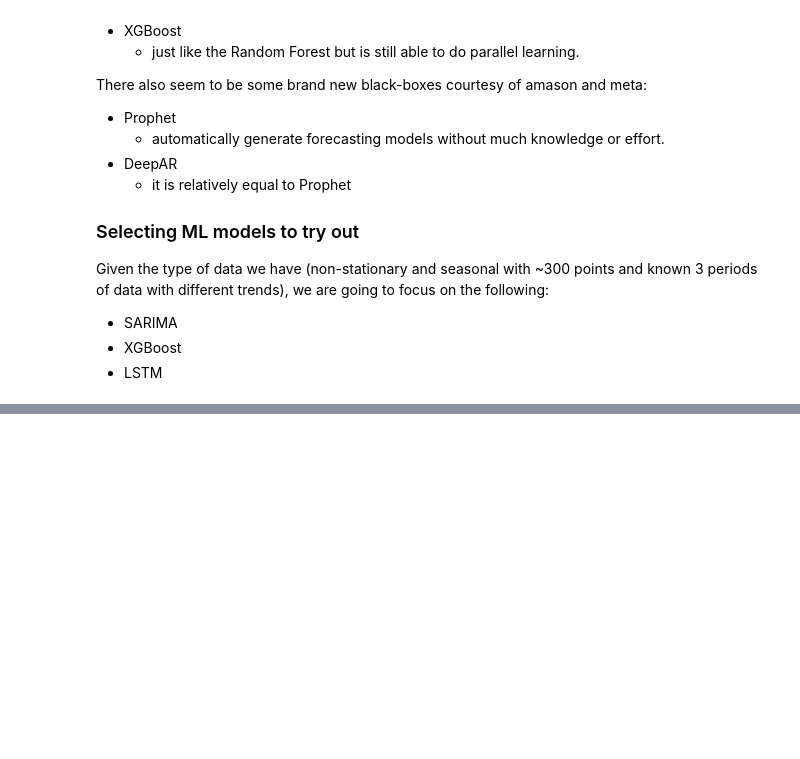
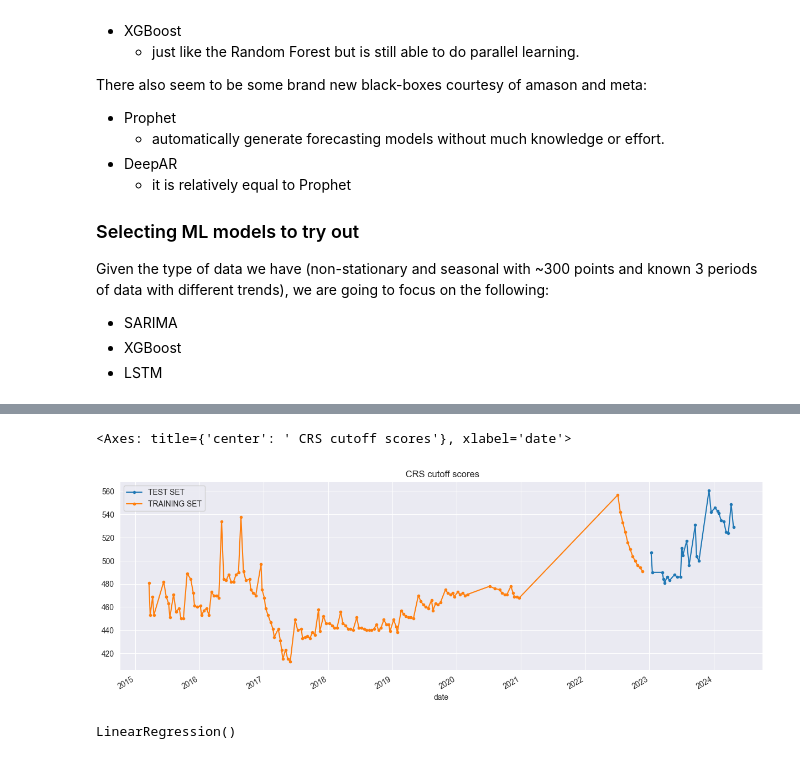
Before and after one commit to anicolas91/CRScanada_MLOps, a Jupyter notebook: CRScanada_modelDevelopment.ipynb, the cells around one changed output, grey strips where cells are left out. Saved outputs shown, nothing was run; the diff lists cells and outputs as text; code cells hidden in the pictures; blank space fills up the shorter version.

```diff
--- a/CRScanada_modelDevelopment.ipynb
+++ b/CRScanada_modelDevelopment.ipynb
@@ -353,0 +374,18 @@ Given the type of data we have (non-stationary and seasonal with ~300 points and
+# %%
+#split into train and test
+split_date = '01-Jan-2023'
+data_train = df.loc[df.date <= split_date].copy()
+data_test = df.loc[df.date > split_date].copy()
+
+def create_features(data,x_labels=['Month','Year'],y_labels=['CRS cutoff']):
+    labels = x_labels+y_labels
+    data_wo_na = data[labels].dropna()
+    X = data_wo_na[x_labels]
+    Y = data_wo_na[y_labels]
+    return X, Y
+
+x_labels = ['Month','Year','dayofweek','quarter','EMA_9']
+#x_labels = ['Month','Year','dayofweek','quarter','EMA_9','SMA_2','SMA_4','SMA_6']
+#x_labels=['Month','Year']
+X_train, y_train = create_features(data_train,x_labels=x_labels)
+X_test, y_test = create_features(data_test,x_labels=x_labels)
@@ -353,0 +394,8 @@ Given the type of data we have (non-stationary and seasonal with ~300 points and
+# %%
+data_joined = data_test[['date','CRS cutoff']].rename(columns={'CRS cutoff': 'TEST SET'}).set_index('date')\
+.join(data_train[['date','CRS cutoff']].rename(columns={'CRS cutoff': 'TRAINING SET'}).set_index('date'),how='outer')
+
+data_joined.plot(figsize=(15,5), title=' CRS cutoff scores', style='.-')
+# %% [output]
+<Axes: title={'center': ' CRS cutoff scores'}, xlabel='date'>
+[figure, added]
@@ -353,0 +409,6 @@ Given the type of data we have (non-stationary and seasonal with ~300 points and
+# %%
+# linear regression just for fun, not quite useful tbh given its not stationary
+model = LinearRegression()
+model.fit(X_train, y_train)
+# %% [output]
+LinearRegression()
```
Also changed, not shown: parts of 14 cells of this notebook.
